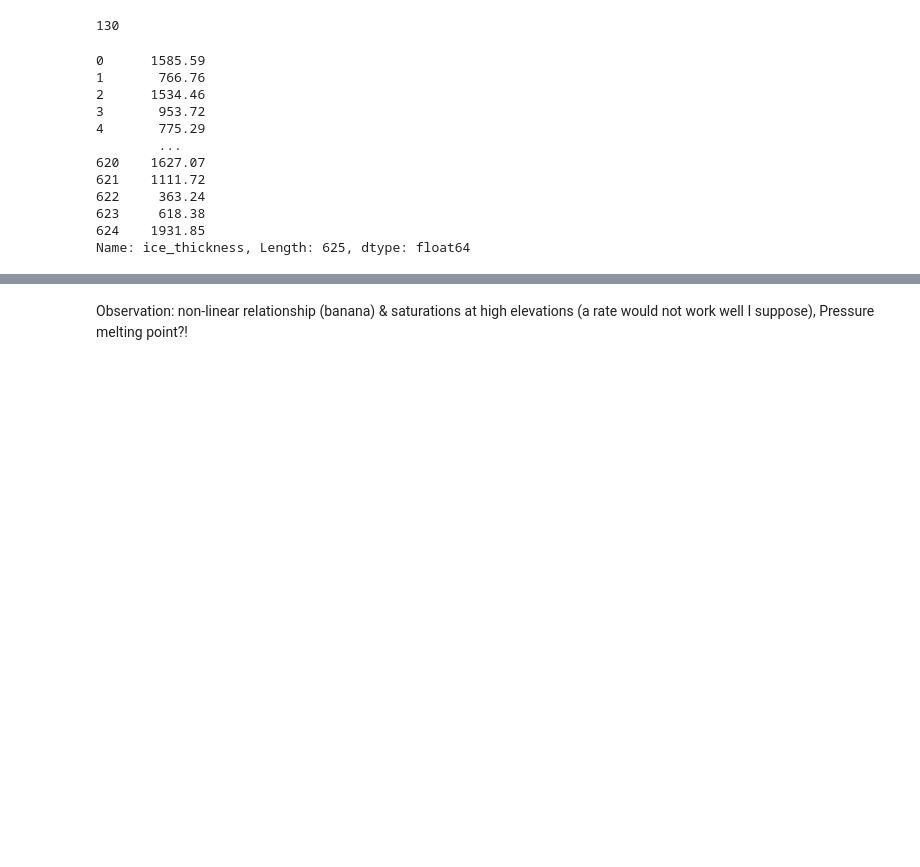
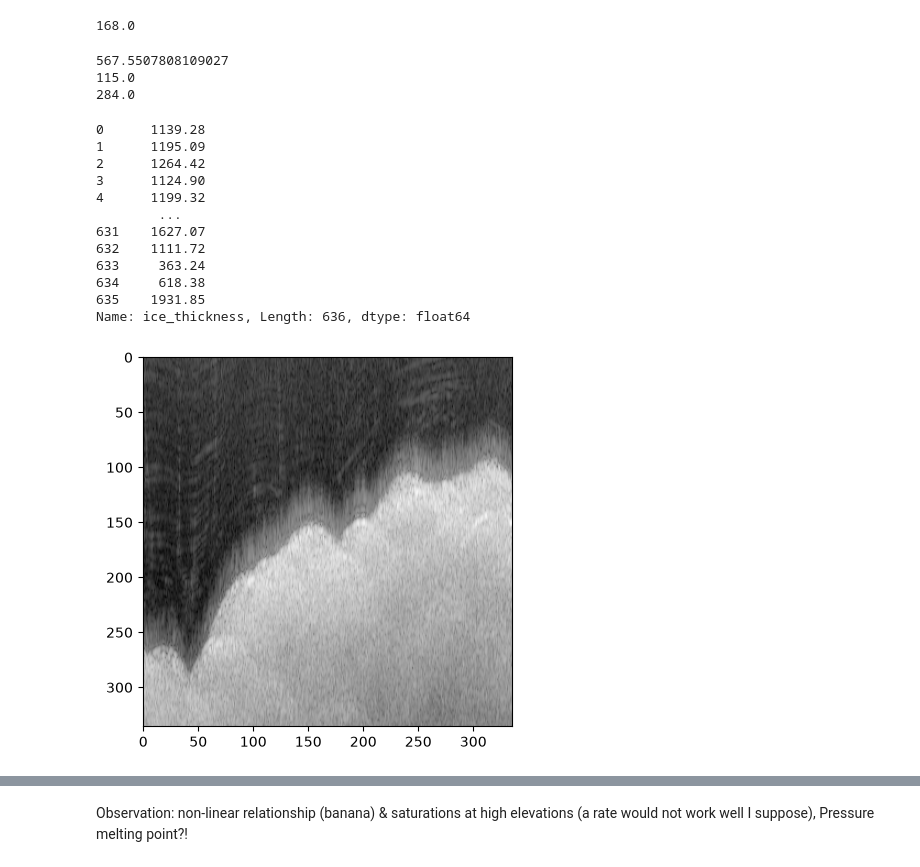
Before and after one commit to kimbente/RadarCLIP, a Jupyter notebook: analyse_attenuation.ipynb, the cells around one changed output, grey strips where cells are left out. Drawn from its saved outputs; the diff is of its cells as text; code cells hidden in the pictures; blank space fills up the shorter version.

```diff
--- a/analyse_attenuation.ipynb
+++ b/analyse_attenuation.ipynb
@@ -38,27 +49,46 @@ metadata
+# %%
+(height / 2) - 100
+(height / 2)
+# %% [output]
+168.0
 # %%
-metadata["tile_vertical_span_m"].mean()/360 * 100
-metadata["tile_vertical_span_m"].mean()/2
+vertical_span_per_cell = - metadata["tile_vertical_span_m"].mean() / height
+print(- metadata["tile_vertical_span_m"].mean())
+vertical_span_per_100_cells = vertical_span_per_cell * 100
+vertical_span_per_68_cells = vertical_span_per_cell * 68
+tile_half_height = - metadata["tile_vertical_span_m"].mean()/2
 
-# 160 m
+start_above_bed = vertical_span_per_68_cells
+end_above_bed = tile_half_height
 
-# 290 m
-
-290-160
+# Spans 115 to 284 m above bed
+print(np.round(start_above_bed))
+print(np.round(end_above_bed))
 # %% [output]
-130
+567.5507808109027
+115.0
+284.0
 # %%
+# Original definition: take band containing top 100 rows
 top_mean = tiles[:, :, :100, :].mean(dim = (1, 2, 3))
+# Alternative: overwrite with smaller width
+top_mean = tiles[:, :, :100, (168 - 20) : (168 + 20)].mean(dim = (1, 2, 3))
 metadata["ice_thickness"]
 # %% [output]
-0      1585.59
-1       766.76
-2      1534.46
-3       953.72
-4       775.29
+0      1139.28
+1      1195.09
+2      1264.42
+3      1124.90
+4      1199.32
         ...
-620    1627.07
-621    1111.72
-622     363.24
-623     618.38
-624    1931.85
-Name: ice_thickness, Length: 625, dtype: float64
+631    1627.07
+632    1111.72
+633     363.24
+634     618.38
+635    1931.85
+Name: ice_thickness, Length: 636, dtype: float64
+# %%
+plt.imshow(tiles[5, 0, :, :], cmap = "gray")
+top_mean = tiles[:, :, :100, (168 - 20) : (168 + 20)].mean(dim = (1, 2, 3))
+# %% [output]
+[figure, added]
```
Also changed, not shown: parts of 19 cells of this notebook, 8 other files.
